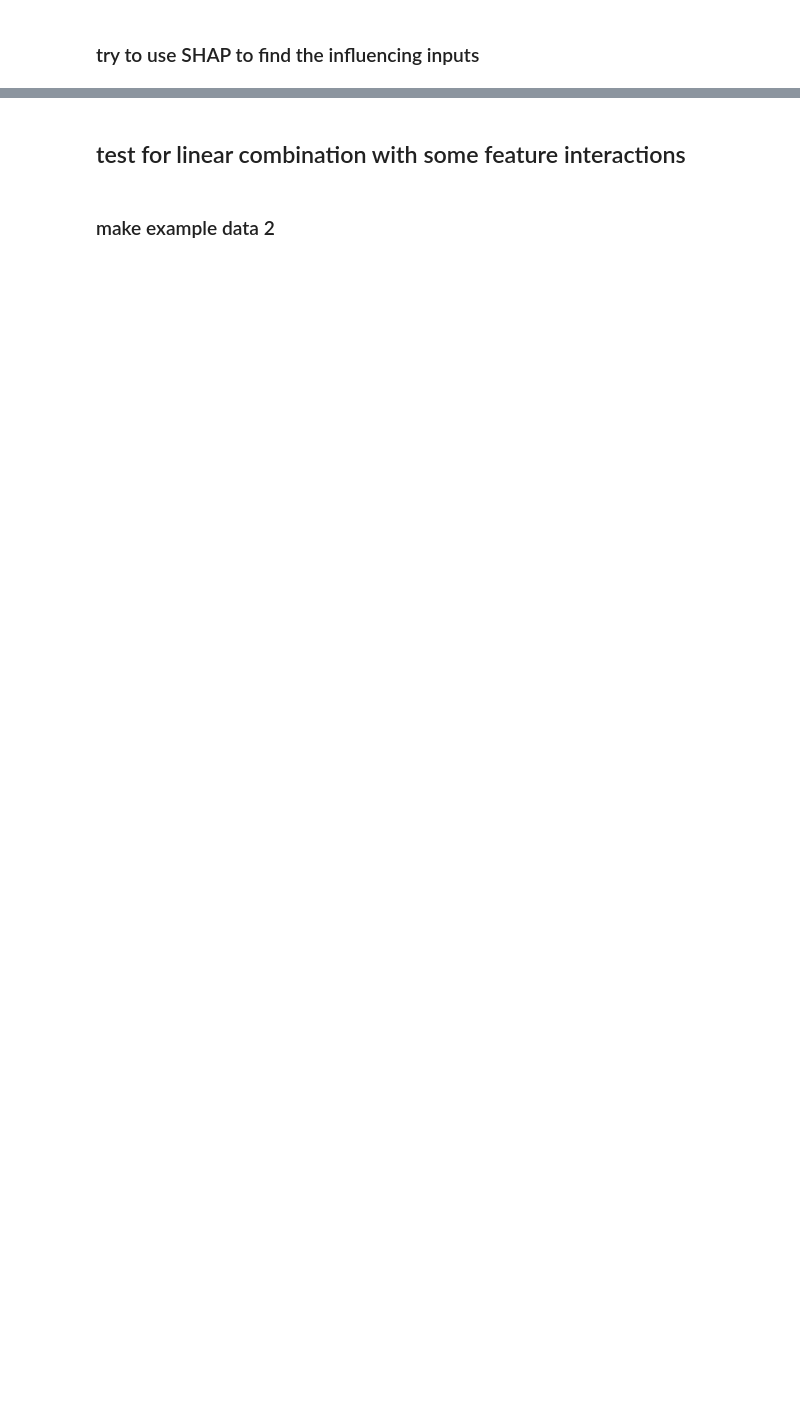
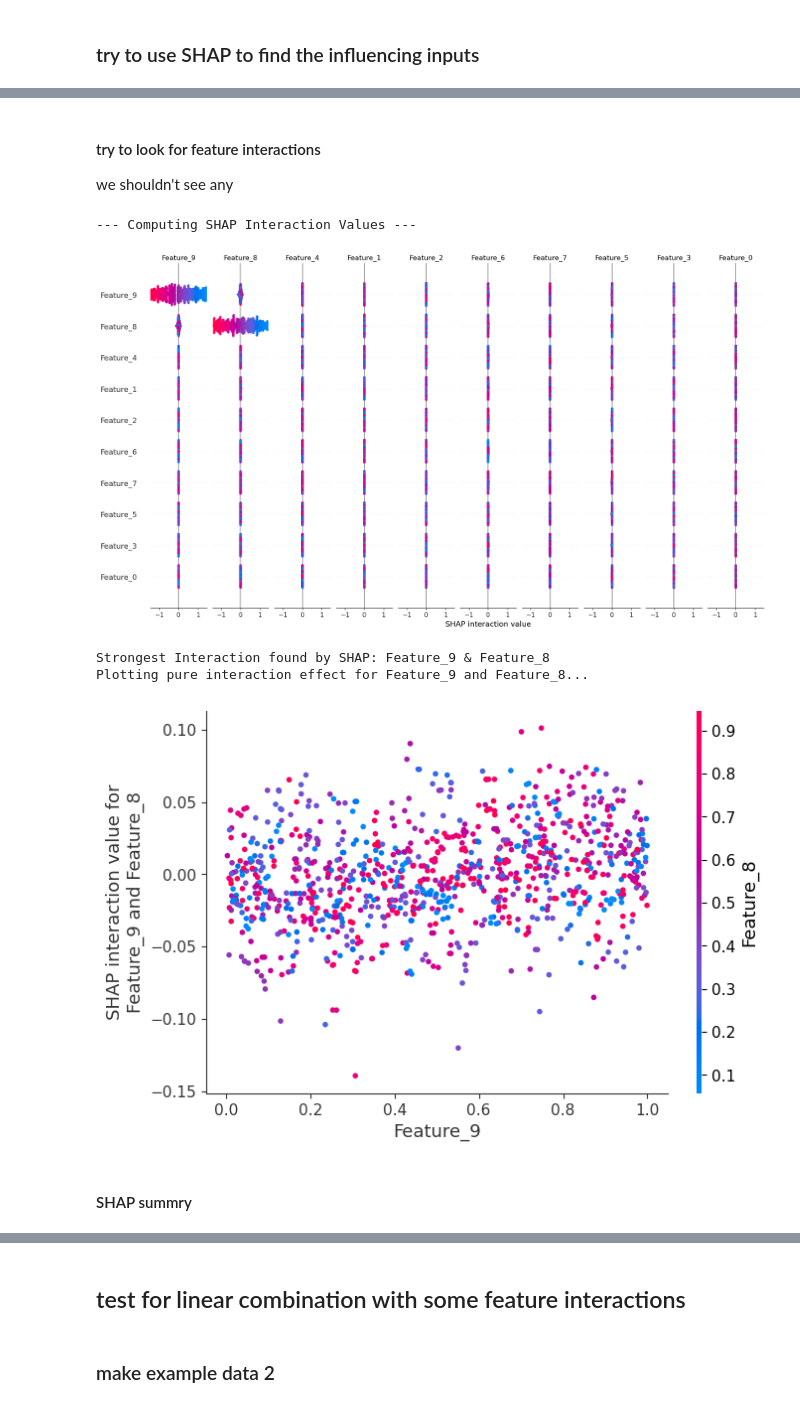
Before and after one commit to lior0110/XAI-tests, a Jupyter notebook: XAI test 1.ipynb, the cells around one changed output, grey strips where cells are left out. Cells and saved outputs as stored; diff of their text form; code cells hidden in the pictures; blank space fills up the shorter version.

Commit message:
add shap interactions and downgrade xgb to lower than 3.1.0

```diff
--- a/XAI test 1.ipynb
+++ b/XAI test 1.ipynb
@@ -102,2 +100,18 @@ plot_shap_analysis(shap_values, feature_names)
+# %% [markdown]
+#### try to look for feature interactions
+we shouldn't see any
+# %%
+
+# 7. Deep Dive: SHAP Interaction Analysis
+# Note: X_test must be a DataFrame or numpy array. We use X_test directly.
+analyze_shap_interactions(model, X_test, feature_names)
+# %% [output]
+--- Computing SHAP Interaction Values ---
+[figure, added]
+Strongest Interaction found by SHAP: Feature_9 & Feature_8
+Plotting pure interaction effect for Feature_9 and Feature_8...
+[figure, added]
+# %% [markdown]
+#### SHAP summry
 # %%
 
```
Also changed, not shown: parts of 14 cells of this notebook, 2 other files.
